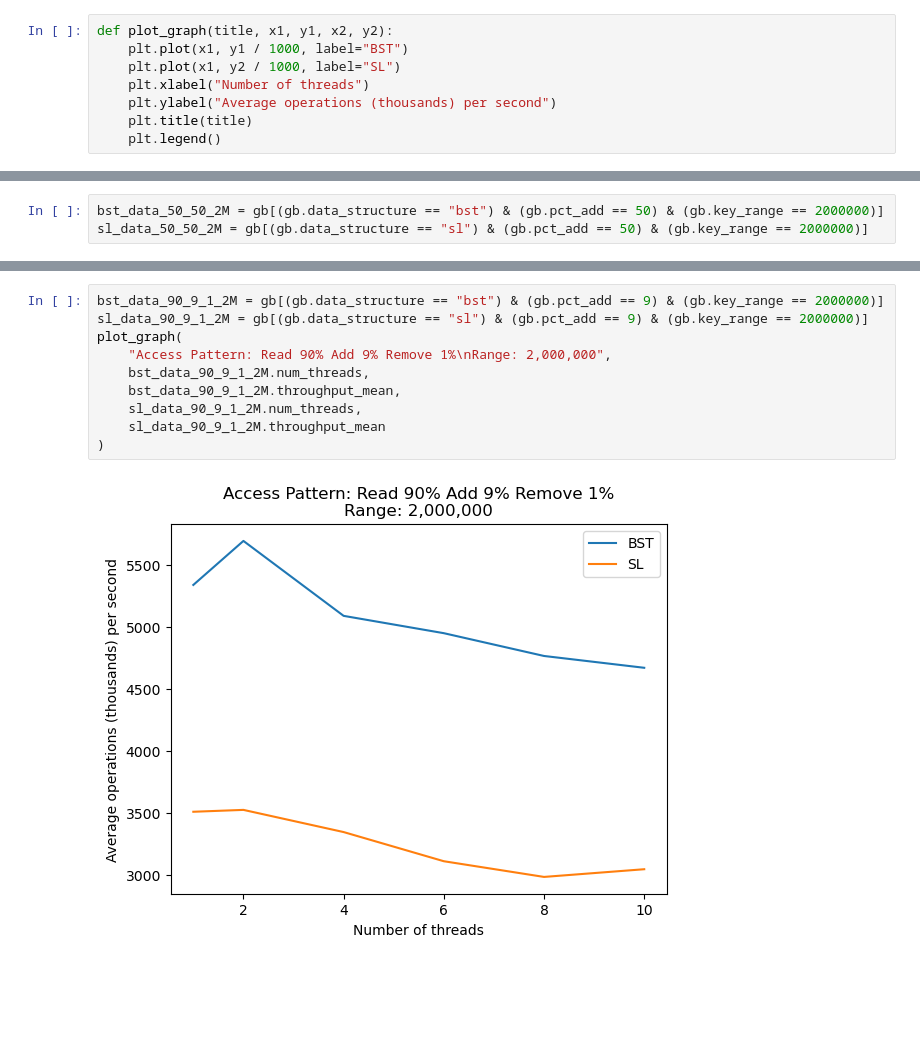
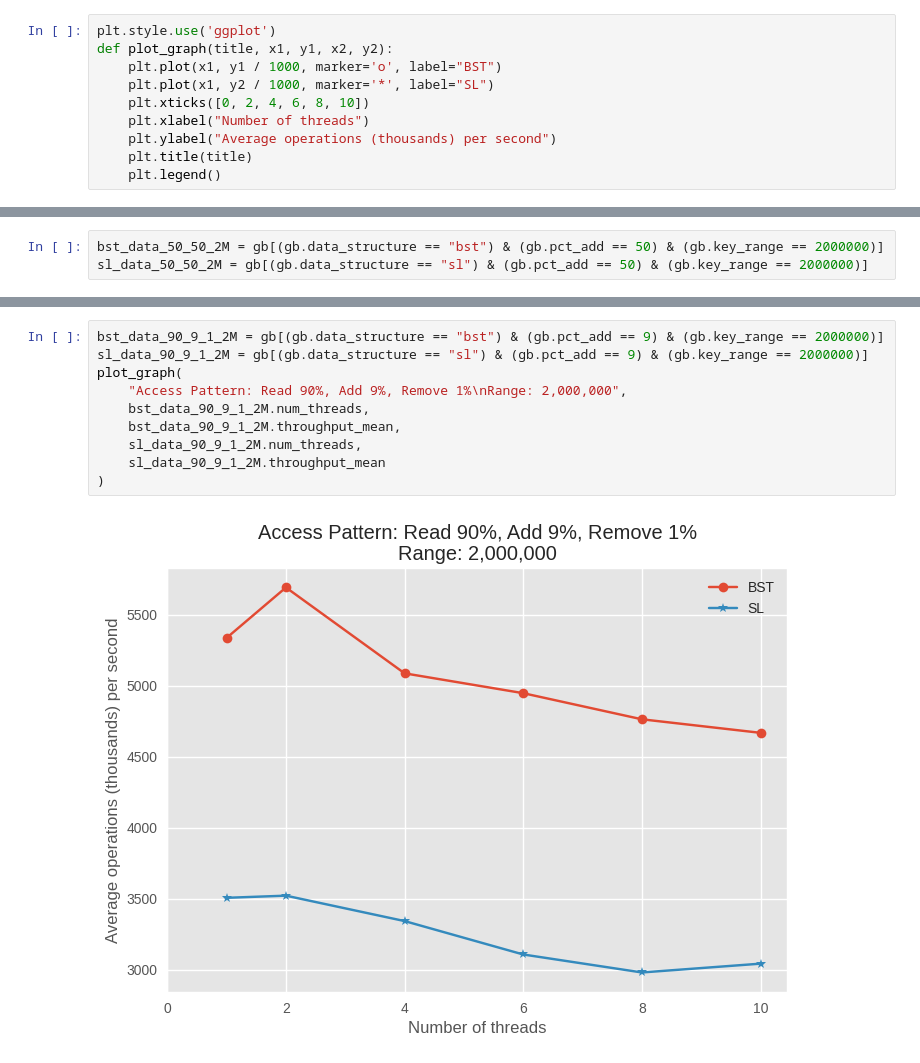
Before and after one commit to pmk21/binskip, a Jupyter notebook: data_analysis.ipynb, the cells around one changed output, grey strips where cells are left out. Cells and saved outputs as stored; diff of their text form; blank space fills up the shorter version.

Commit message:
Updated data analysis graphs

```diff
--- a/data_analysis.ipynb
+++ b/data_analysis.ipynb
@@ -60,9 +61,11 @@ gb[(gb.data_structure == "bst") & (gb.pct_add == 50)]
 | 30 | bst | 10 | 1000000 | 200000 | 0 | 50 | 50 | 5.263138e+06 | ... |
 | 33 | bst | 10 | 1000000 | 2000000 | 0 | 50 | 50 | 4.530025e+06 | ... |
 # %%
+plt.style.use('ggplot')
 def plot_graph(title, x1, y1, x2, y2):
-    plt.plot(x1, y1 / 1000, label="BST")
-    plt.plot(x1, y2 / 1000, label="SL")
+    plt.plot(x1, y1 / 1000, marker='o', label="BST")
+    plt.plot(x1, y2 / 1000, marker='*', label="SL")
+    plt.xticks([0, 2, 4, 6, 8, 10])
     plt.xlabel("Number of threads")
     plt.ylabel("Average operations (thousands) per second")
     plt.title(title)
@@ -132,12 +163,12 @@ plot_graph(
 # %%
 bst_data_90_9_1_2M = gb[(gb.data_structure == "bst") & (gb.pct_add == 9) & (gb.key_range == 2000000)]
 sl_data_90_9_1_2M = gb[(gb.data_structure == "sl") & (gb.pct_add == 9) & (gb.key_range == 2000000)]
 plot_graph(
-    "Access Pattern: Read 90% Add 9% Remove 1%\nRange: 2,000,000",
+    "Access Pattern: Read 90%, Add 9%, Remove 1%\nRange: 2,000,000",
     bst_data_90_9_1_2M.num_threads,
     bst_data_90_9_1_2M.throughput_mean,
     sl_data_90_9_1_2M.num_threads,
     sl_data_90_9_1_2M.throughput_mean
 )
 # %% [output]
-[figure, old version]
+[figure, new version]
```
Also changed, not shown: parts of 10 cells of this notebook.
